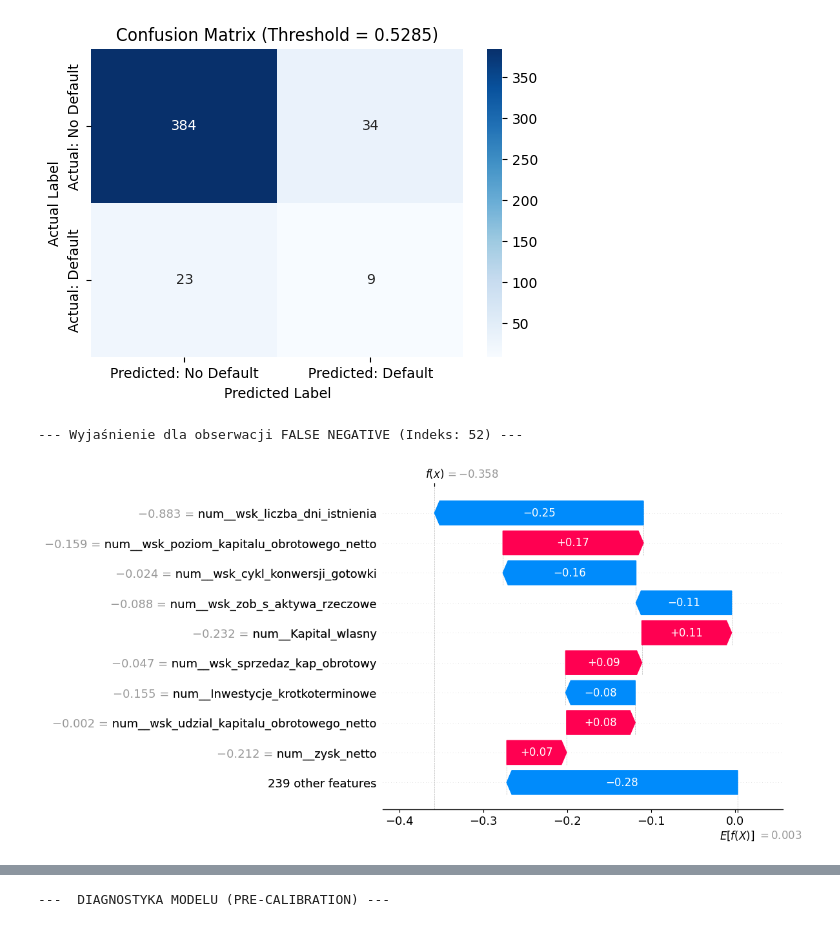
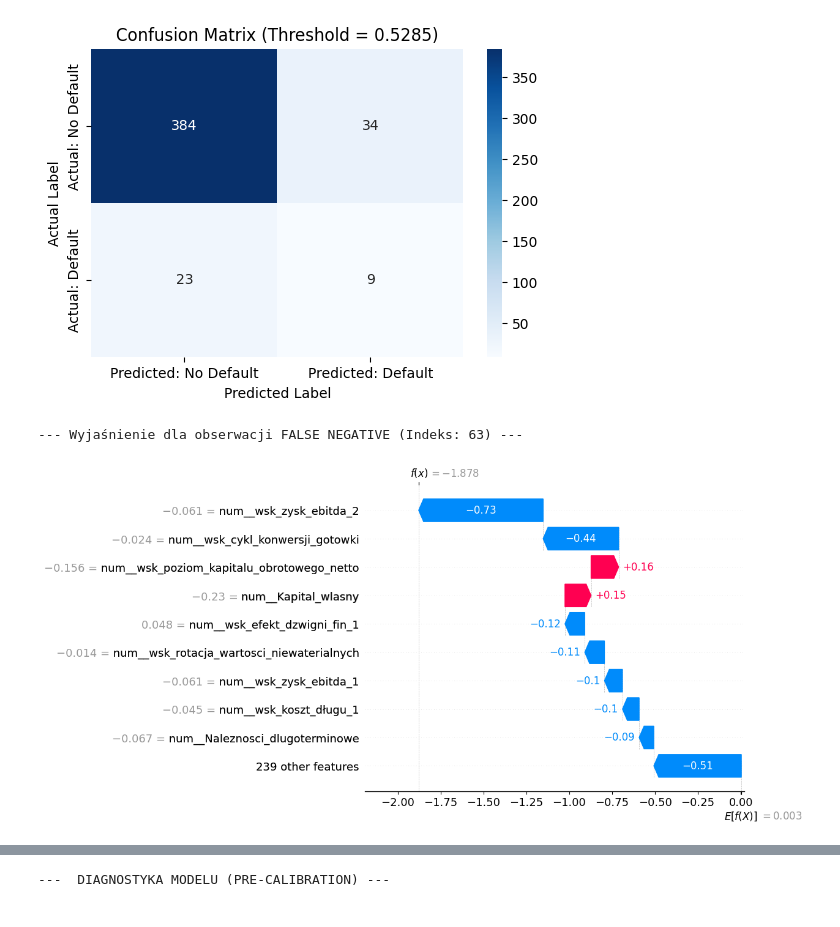
Before and after one commit to mila2023/Model_interpretowalny, a Jupyter notebook: XGBoost_model.ipynb, the cells around one changed output, grey strips where cells are left out. Saved outputs shown, nothing was run; the diff lists cells and outputs as text; code cells hidden in the pictures.

```diff
--- a/XGBoost_model.ipynb
+++ b/XGBoost_model.ipynb
@@ -472,25 +567,25 @@ Best Score (Validation AUC): 0.7894
 # %%
 # Znajdźmy indeksy FN (False Negative) - NAJWAŻNIEJSZE POMYŁKI
 fn_indices = X_test_woe[(y_pred_best == 0) & (y_test == 1)].index
 
 if not fn_indices.empty:
     # Bierzemy pierwszego klienta, którego model BŁĘDNIE uznał za bezpiecznego
-    idx_to_explain = fn_indices[0]
+    idx_to_explain = fn_indices[1]
 
     # Znajdujemy jego pozycję w naszych przetworzonych danych
     idx_position = X_test_transformed_df.index.get_loc(idx_to_explain)
 
     print(f"\n--- Wyjaśnienie dla obserwacji FALSE NEGATIVE (Indeks: {idx_to_explain}) ---")
 
     # Wykres Waterfall - idealny do analizy "co poszło nie tak"
     # Używamy obiektu `shap_values` z indeksem pozycyjnym
     shap.plots.waterfall(shap_values[idx_position])
 
 else:
     print("Gratulacje, brak pomyłek False Negative do analizy.")
 # %% [output]
---- Wyjaśnienie dla obserwacji FALSE NEGATIVE (Indeks: 52) ---
+--- Wyjaśnienie dla obserwacji FALSE NEGATIVE (Indeks: 63) ---
-[figure, old version]
+[figure, new version]
 # %%
 # 1. Znajdźmy indeksy FN (False Negative)
 fn_indices = X_test_woe[(y_pred_best == 0) & (y_test == 1)].index
```
Also changed, not shown: parts of 24 cells of this notebook, 1 other file.
